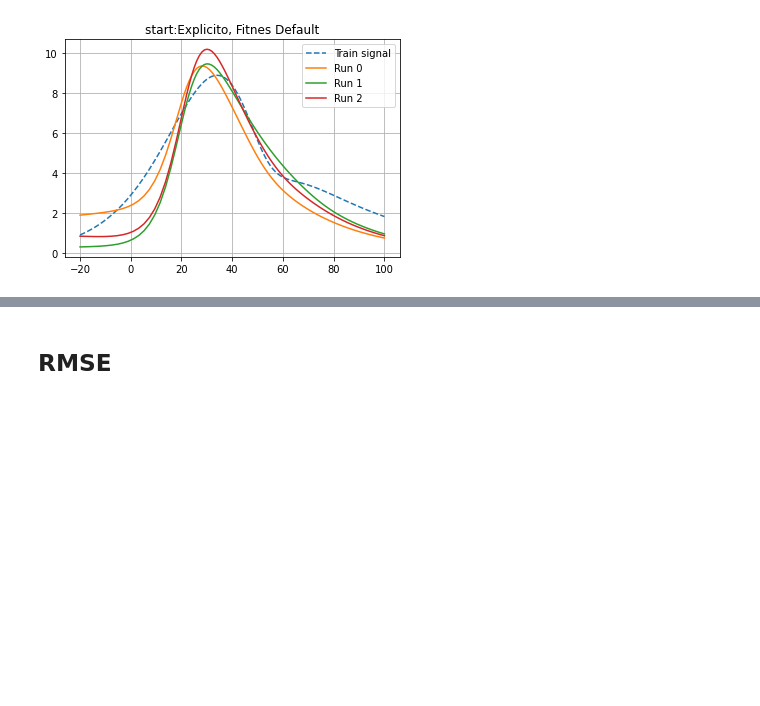
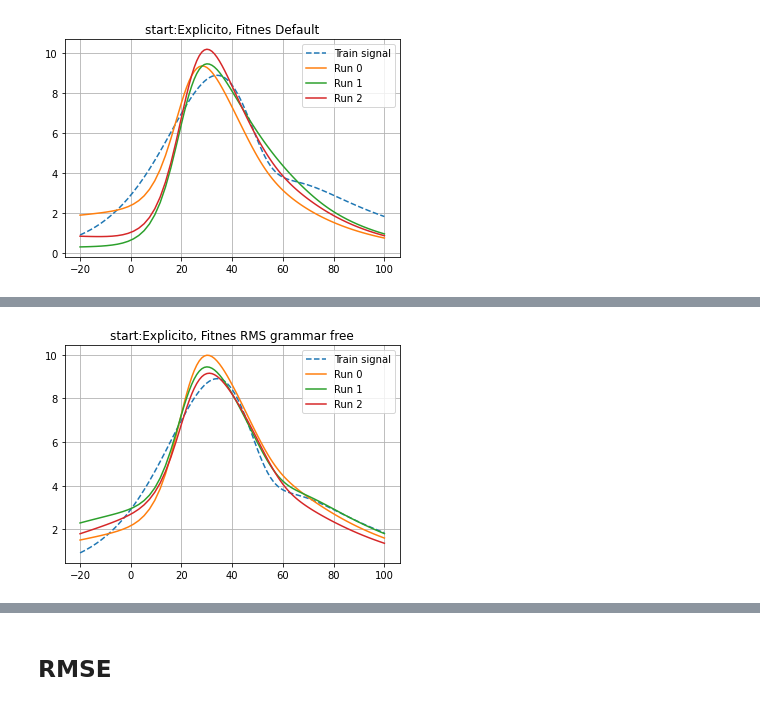
Before and after one commit to nfierroflo/Evolutionary-computation, a Jupyter notebook: evolutivacompletoc1.ipynb, the cells around one changed output, grey strips where cells are left out. Saved outputs shown, nothing was run; the diff lists cells and outputs as text; code cells hidden in the pictures; blank space fills up the shorter version.

```diff
--- a/evolutivacompletoc1.ipynb
+++ b/evolutivacompletoc1.ipynb
@@ -144,3 +154,12 @@ plotResult(t,Totalv2,g0(t),g1(t), g2(t),'Explicito, Fitnes Default')
+# %%
+# rems 500 individuos elimisto 0.1, mutacion 0.3
+g0=lambda x: (0.863*(1-0.578*(x-49.8)/03.27)/(1+np.exp((38.3-x)/30.72)))*(1-sigmoid(0.2*(x-(23.82+31.5))))+(sigmoid(0.2*(x-(00.52+20.9))))*(0.957*(1-0.074)*np.exp((89.49+42.1-x)/32.43)/(1+np.exp((35.9-x)/84.33)))
+g1=lambda x: (0.954*(1-0.954*(x-46.0)/04.89)/(1+np.exp((27.6-x)/30.39)))*(1-sigmoid(0.2*(x-(12.30+46.5))))+(sigmoid(0.2*(x-(00.29+20.3))))*(0.978*(1-0.271)*np.exp((84.85+51.5-x)/33.63)/(1+np.exp((28.9-x)/39.27)))
+g2=lambda x: (0.830*(1-0.830*(x-58.1)/04.55)/(1+np.exp((27.4-x)/26.31)))*(1-sigmoid(0.2*(x-(28.35+28.5))))+(sigmoid(0.2*(x-(00.59+20.9))))*(0.934*(1-0.042)*np.exp((83.68+37.5-x)/29.02)/(1+np.exp((54.1-x)/45.40)))
+
+plotResult(t,Totalv2,g0(t),g1(t), g2(t),'Explicito, Fitnes RMS grammar free')
+# %% [output]
+[figure, added]
 # %%
 base='progress_report.csv'
 generacion, minfit=LeerArchivo(base)
```
Also changed, not shown: parts of 2 cells of this notebook.
